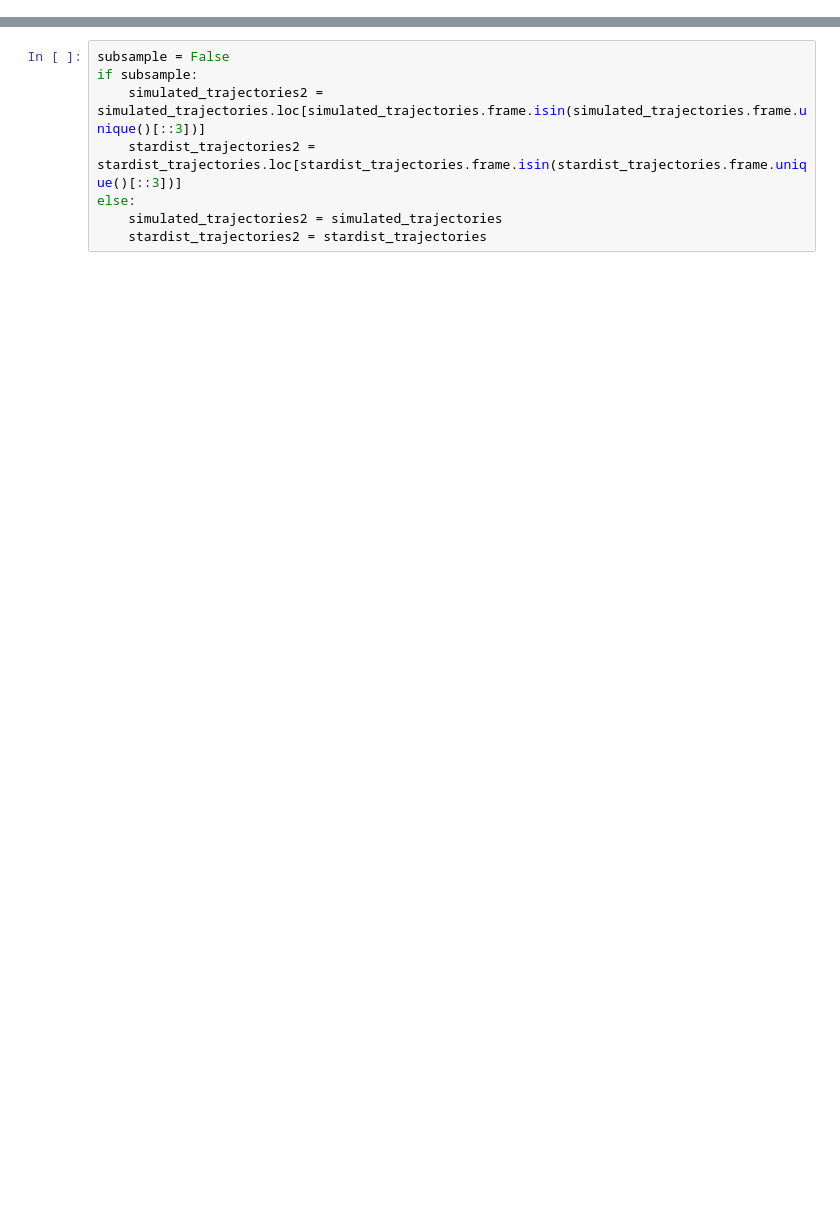
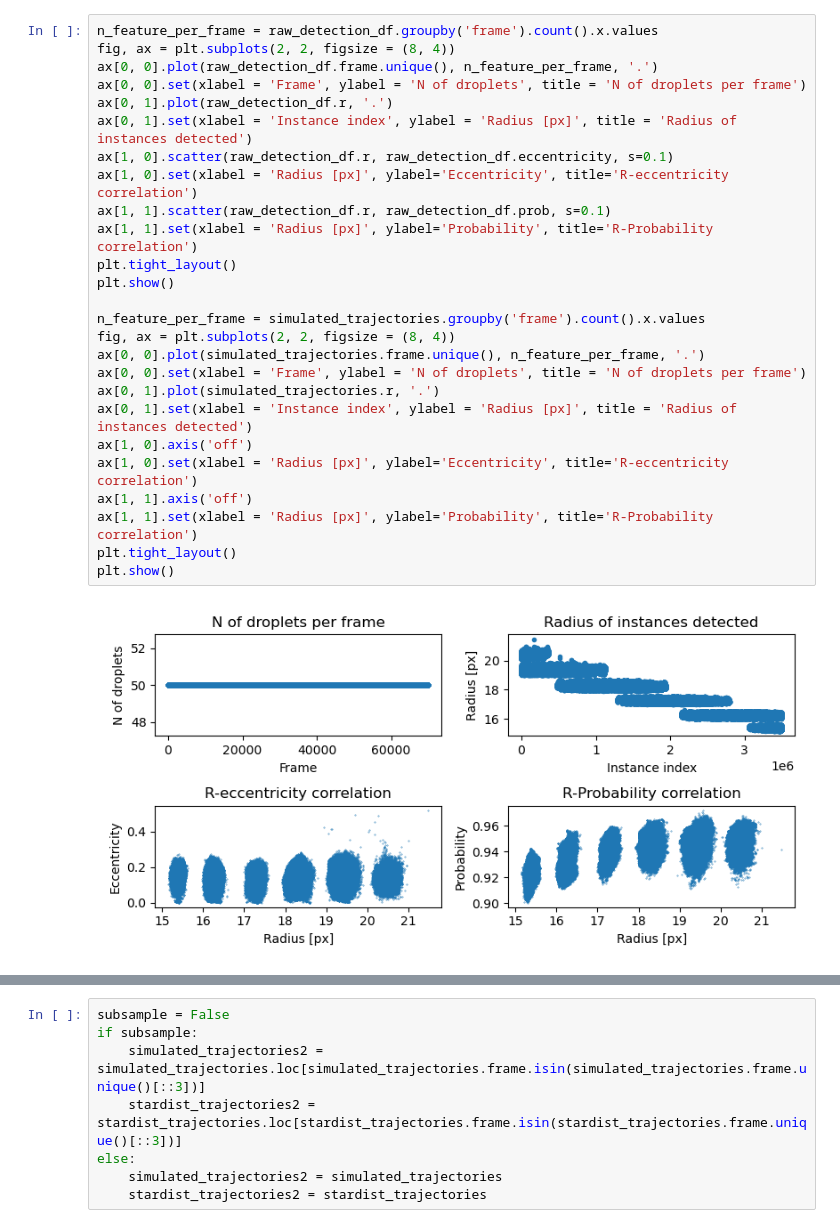
Before and after one commit to skandiz/MasterThesis, a Jupyter notebook: tracking/estimate_smoothing_params.ipynb, the cells around one changed output, grey strips where cells are left out. Drawn from its saved outputs; the diff is of its cells as text; blank space fills up the shorter version.

```diff
--- a/tracking/estimate_smoothing_params.ipynb
+++ b/tracking/estimate_smoothing_params.ipynb
@@ -55,0 +76,28 @@ raw_detection_df
+# %%
+n_feature_per_frame = raw_detection_df.groupby('frame').count().x.values
+fig, ax = plt.subplots(2, 2, figsize = (8, 4))
+ax[0, 0].plot(raw_detection_df.frame.unique(), n_feature_per_frame, '.')
+ax[0, 0].set(xlabel = 'Frame', ylabel = 'N of droplets', title = 'N of droplets per frame')
+ax[0, 1].plot(raw_detection_df.r, '.')
+ax[0, 1].set(xlabel = 'Instance index', ylabel = 'Radius [px]', title = 'Radius of instances detected')
+ax[1, 0].scatter(raw_detection_df.r, raw_detection_df.eccentricity, s=0.1)
+ax[1, 0].set(xlabel = 'Radius [px]', ylabel='Eccentricity', title='R-eccentricity correlation')
+ax[1, 1].scatter(raw_detection_df.r, raw_detection_df.prob, s=0.1)
+ax[1, 1].set(xlabel = 'Radius [px]', ylabel='Probability', title='R-Probability correlation')
+plt.tight_layout()
+plt.show()
+
+n_feature_per_frame = simulated_trajectories.groupby('frame').count().x.values
+fig, ax = plt.subplots(2, 2, figsize = (8, 4))
+ax[0, 0].plot(simulated_trajectories.frame.unique(), n_feature_per_frame, '.')
+ax[0, 0].set(xlabel = 'Frame', ylabel = 'N of droplets', title = 'N of droplets per frame')
+ax[0, 1].plot(simulated_trajectories.r, '.')
+ax[0, 1].set(xlabel = 'Instance index', ylabel = 'Radius [px]', title = 'Radius of instances detected')
+ax[1, 0].axis('off')
+ax[1, 0].set(xlabel = 'Radius [px]', ylabel='Eccentricity', title='R-eccentricity correlation')
+ax[1, 1].axis('off')
+ax[1, 1].set(xlabel = 'Radius [px]', ylabel='Probability', title='R-Probability correlation')
+plt.tight_layout()
+plt.show()
+# %% [output]
+[figure, added]
```
Also changed, not shown: parts of 24 cells of this notebook, 24 other files.
